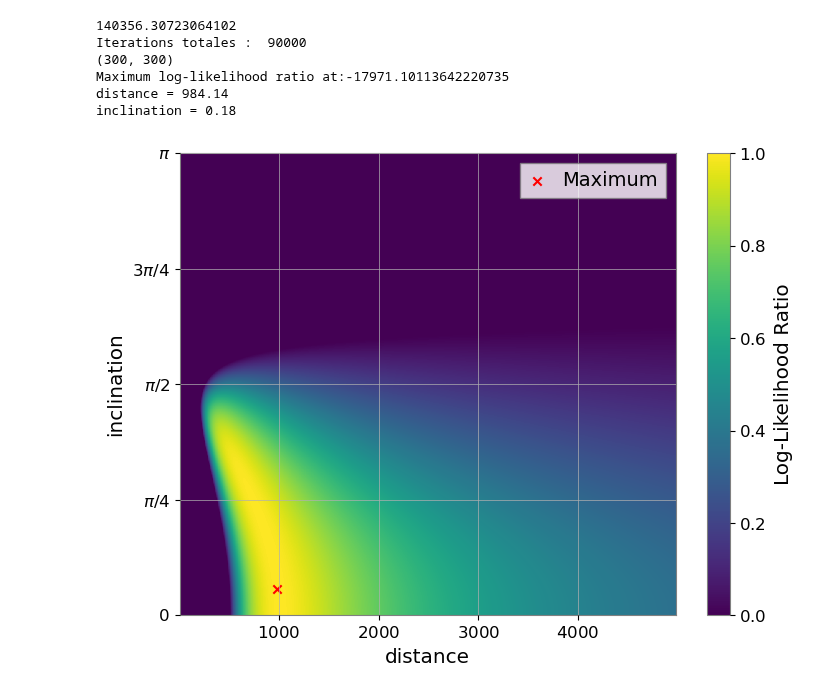
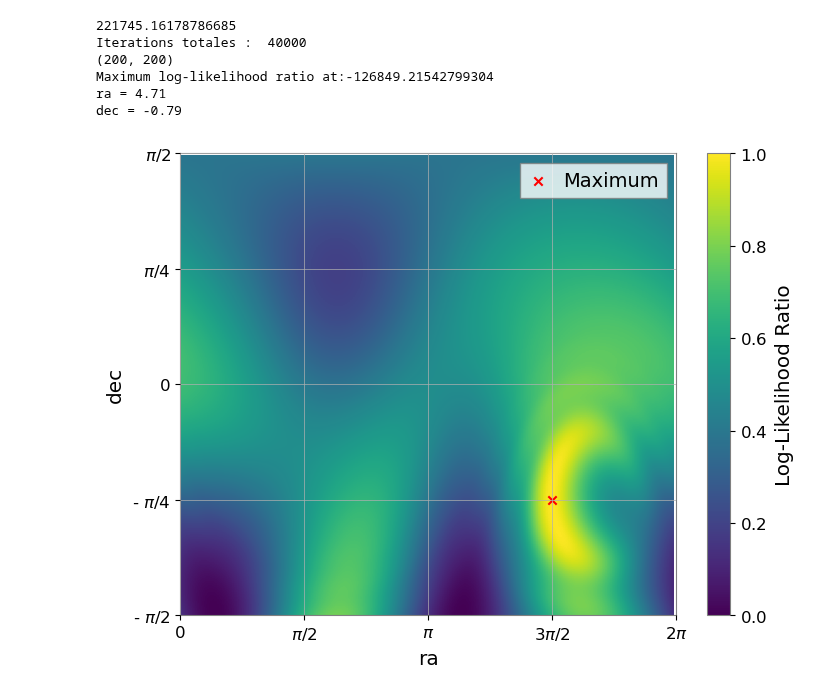
Before and after one commit to Glorieux-Victor/Internship_Victor_CBC_ET, a Jupyter notebook: code_Adrian/MLE_pipeline/src/plots_correlations.ipynb, the cells around one changed output. Drawn from its saved outputs; the diff is of its cells as text; code cells hidden in the pictures.

Commit message:
new correlation plots and spinAz spinSz

```diff
--- a/code_Adrian/MLE_pipeline/src/plots_correlations.ipynb
+++ b/code_Adrian/MLE_pipeline/src/plots_correlations.ipynb
@@ -17,50 +17,55 @@ from plot_functions import plot_mnimisation, plot_correlation_2_params
 # %%
 import generation_signal
 
 sample_rate = 2048
 fmin = 5.
 cbc_params = {
             # Paramètres intrinsèques à la source
             'mass1': 38.6,
             'mass2': 29.3,
-            'spin1x': 0., 'spin2x': 0.,  'spin1y': 0., 'spin2y': 0.,  'spin1z': 0., 'spin2z': 0.,
+            'spin1x': 0., 'spin2x': 0.,  'spin1y': 0., 'spin2y': 0.,  'spin1z': 0, 'spin2z': 0,
             'eccentricity': 0,
             # Paramètres extrinsèques
-            'ra': 1.37, 'dec': -1.26, 'distance': 1000,
-            'polarization': 2.76, 'inclination': 0,
+            #'ra': 1.37, 'dec': -1.26, 'distance': 1000,
+            'ra': 3*(np.pi/2), 'dec': -np.pi/4, 'distance': 1000,
+            'polarization': 2.76, 'inclination': (3*np.pi)/4,
             'tc': 3.1 , 'coa_phase': 0}
 
 model, log_noise_likelihood_from_SNR, signal = generation_signal.generation_signal_GW(cbc_params,sample_rate,
                                                                               fmin,noise=False,print_snr=False)
 
-#bounds_x = {"minx" : 0, "maxx" : 2*np.pi} #ra
-#xticks = {"values" : [0, np.pi/2, np.pi, 3*np.pi/2, 2*np.pi], "labels" : [r'0', r'$\pi$/2', r'$\pi$', r'3$\pi$/2', r'2$\pi$']} #ra
-#bounds_y = {"miny" : -np.pi/2, "maxy" : np.pi/2} #dec
-#yticks = {"values" : [-np.pi/2, -np.pi/4, 0, np.pi/4, np.pi/2], "labels" : [r'- $\pi$/2', r'- $\pi$/4', r'0', r'$\pi$/4', r'$\pi$/2']} #dec
-bounds_y = {"miny" : 0, "maxy" : np.pi} #incl
-yticks = {"values" : [0, np.pi/4, np.pi/2, 3*np.pi/4, np.pi], "labels" : [r'0', r'$\pi$/4', r'$\pi$/2', r'3$\pi$/4', r'$\pi$']} #incl
+bounds_x = {"minx" : 0, "maxx" : 2*np.pi} #ra
+xticks = {"values" : [0, np.pi/2, np.pi, 3*np.pi/2, 2*np.pi], "labels" : [r'0', r'$\pi$/2', r'$\pi$', r'3$\pi$/2', r'2$\pi$']} #ra
+bounds_y = {"miny" : -np.pi/2, "maxy" : np.pi/2} #dec
+yticks = {"values" : [-np.pi/2, -np.pi/4, 0, np.pi/4, np.pi/2], "labels" : [r'- $\pi$/2', r'- $\pi$/4', r'0', r'$\pi$/4', r'$\pi$/2']} #dec
+#bounds_y = {"miny" : 0, "maxy" : np.pi} #incl
+#yticks = {"values" : [0, np.pi/4, np.pi/2, (3*np.pi)/4, np.pi], "labels" : [r'0', r'$\pi$/4', r'$\pi$/2', r'3$\pi$/4', r'$\pi$']} #incl
 # bounds_x = {"minx" :30, "maxx" : 45} #mass1
 # xticks = {"values" : [30, 33, 36, 39, 42, 45], "labels" : ['30','33', '36', '39', '42', '45']} #mass1
 #bounds_y = {"miny" : 1, "maxy" : 5} #tc
 #yticks = {"values" : [1, 2, 3, 4, 5, 6], "labels" : ['1', '2', '3', '4', '5', '6']} #tc
 #bounds_x = {"minx" :20, "maxx" : 35} #chirp
 #xticks = {"values" : [20, 23, 26, 29, 32, 35], "labels" : ['20','23', '26', '29', '32', '35']} #chirp
 # bounds_y = {"miny" : 0.8, "maxy" : 1.8} #q
 # yticks = {"values" : [0.8, 1, 1.2, 1.4, 1.6, 1.8], "labels" : ['0.8', '1', '1.2', '1.4', '1.6', '1.8']} #q
+#bounds_x = {"minx" : 0, "maxx" : 1} #spinz
+#bounds_y = {"miny" : 0, "maxy" : 1} #spinz
 
-bounds_x = {"minx" : 1, "maxx" : 5000}
+
+#bounds_x = {"minx" : 1, "maxx" : 5000}
 #bounds_y = {"miny" : 1, "maxy" : 5}
 model.update(**cbc_params)
 print(model.loglr)
-bounds_color = {"inf" : -2000, "sup" : model.loglr}
-div = 300
-plot_correlation_2_params(model,cbc_params,param_x_name='distance',param_y_name='inclination',range_x=1,range_y=1,ech_x=(bounds_x["maxx"] - bounds_x["minx"])/div,ech_y=(bounds_y["maxy"] - bounds_y["miny"])/div,
-                          x_label=r'distance',y_label=r'inclination',bounds_y=bounds_y, yticks=yticks,bounds_x=bounds_x,bounds_color=bounds_color)
+bounds_color = None
+#bounds_color = {"inf" : -2000, "sup" : model.loglr}
+div = 200
+plot_correlation_2_params(model,cbc_params,param_x_name='ra',param_y_name='dec',range_x=1,range_y=1,ech_x=(bounds_x["maxx"] - bounds_x["minx"])/div,ech_y=(bounds_y["maxy"] - bounds_y["miny"])/div,
+                          x_label=r'ra',y_label=r'dec',bounds_y=bounds_y,bounds_x=bounds_x,xticks=xticks,yticks=yticks, bounds_color=bounds_color)
 # %% [output]
-140356.30723064102
-Iterations totales :  90000
-(300, 300)
-Maximum log-likelihood ratio at:-17971.10113642220735
-distance = 984.14
-inclination = 0.18
+221745.16178786685
+Iterations totales :  40000
+(200, 200)
+Maximum log-likelihood ratio at:-126849.21542799304
+ra = 4.71
+dec = -0.79
-[figure, old version]
+[figure, new version]
```
Also changed, not shown: parts of 2 cells of this notebook, 20 other files.
